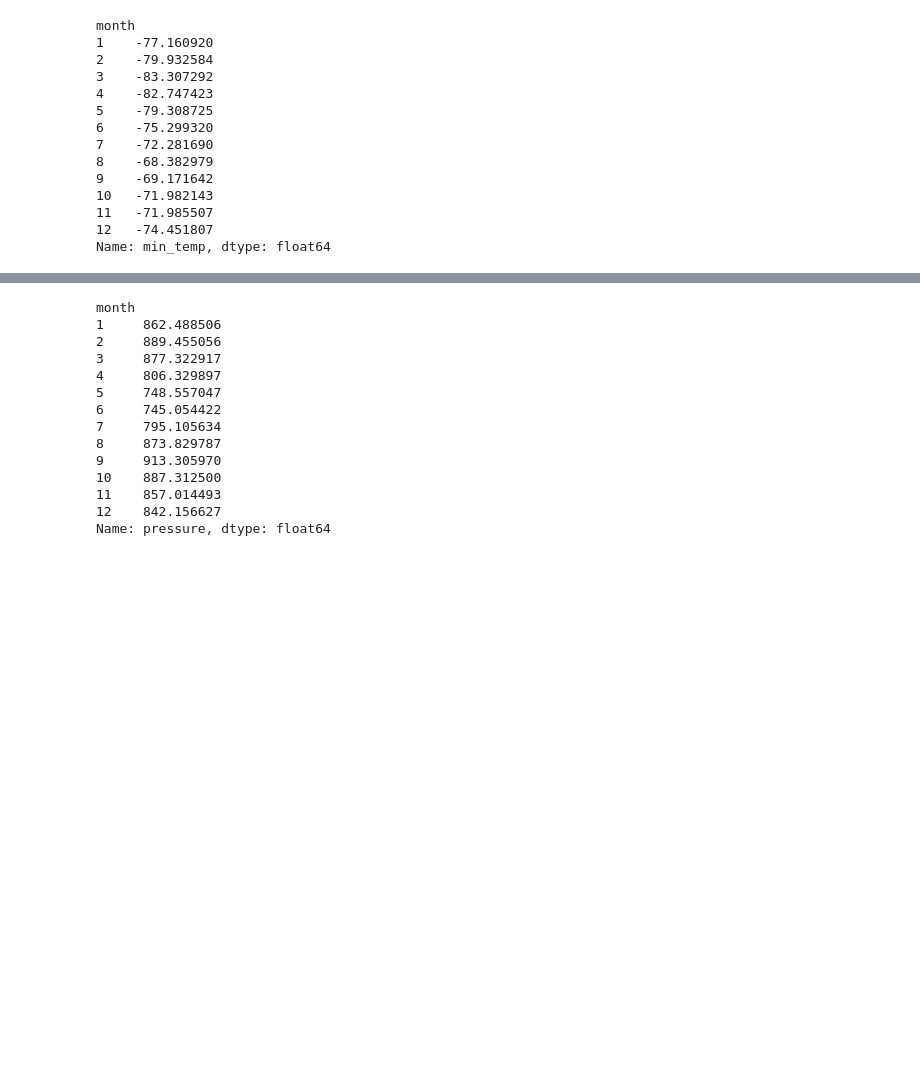
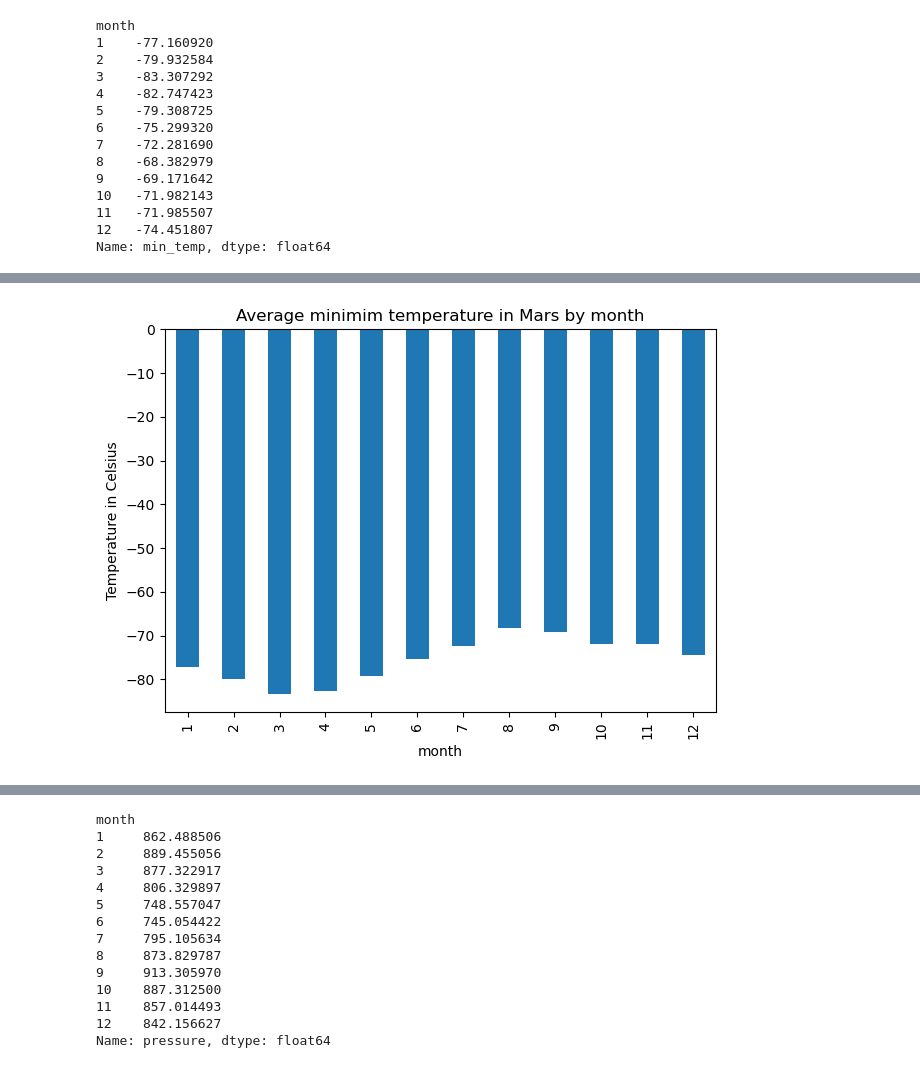
Before and after one commit to tsbarr/challenge-11, a Jupyter notebook: part_2_mars_weather.ipynb, the cells around one changed output, grey strips where cells are left out. Saved outputs shown, nothing was run; the diff lists cells and outputs as text; code cells hidden in the pictures; blank space fills up the shorter version.

```diff
--- a/part_2_mars_weather.ipynb
+++ b/part_2_mars_weather.ipynb
@@ -173,2 +185,14 @@ Name: min_temp, dtype: float64
+# %%
+# Plot the average temperature by month
+avg_min_temps.plot(
+    kind='bar',
+    xlabel='month',
+    ylabel='Temperature in Celsius',
+    title='Average minimim temperature in Mars by month'
+)
+plt.tight_layout()
+plt.show()
+# %% [output]
+[figure, added]
 # %%
 # Identify the coldest and hottest months in Curiosity's location
```
Also changed, not shown: parts of 13 cells of this notebook.
